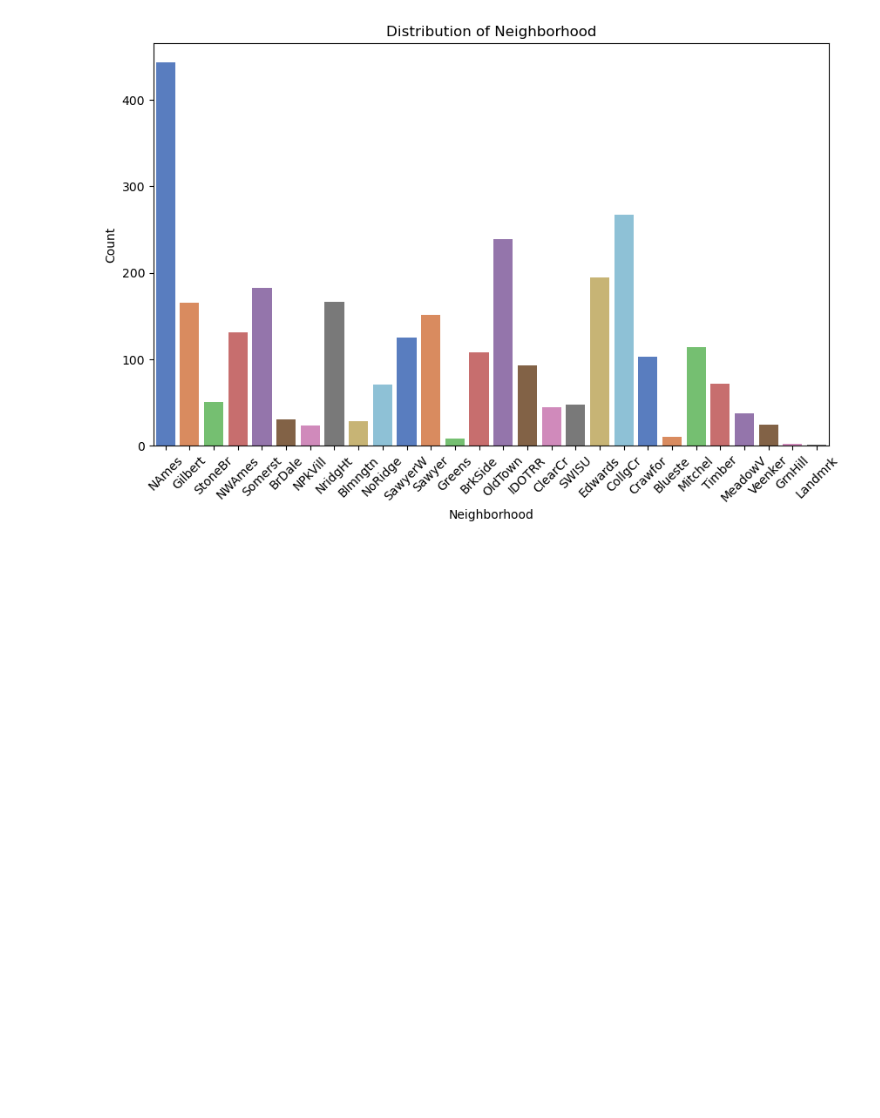
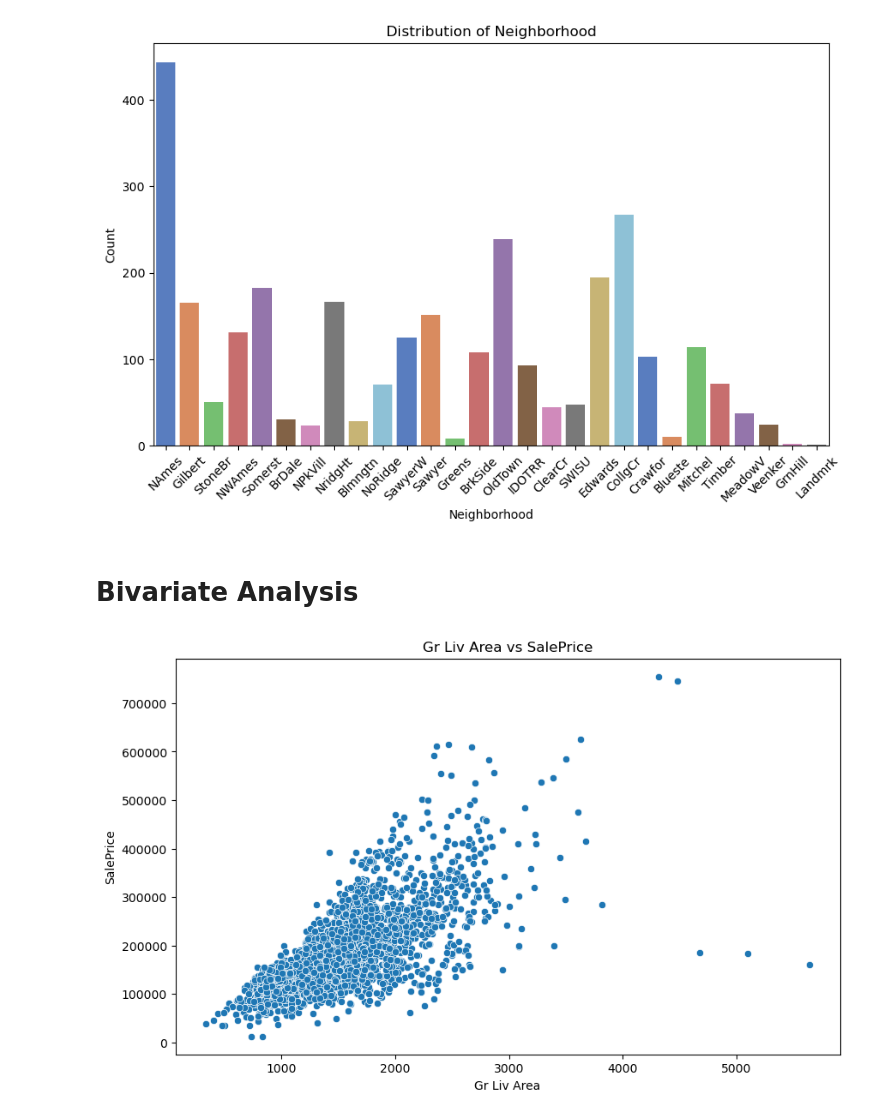
Before and after one commit to Cerebruuum/Price-predictor, a Jupyter notebook: Analysis/Analyse_src/EDA.ipynb, the cells around one changed output. Saved outputs shown, nothing was run; the diff lists cells and outputs as text; code cells hidden in the pictures; blank space fills up the shorter version.

Commit message:
Bivariate analysis

```diff
--- a/Analysis/Analyse_src/EDA.ipynb
+++ b/Analysis/Analyse_src/EDA.ipynb
@@ -105,3 +106,10 @@ Passing `palette` without assigning `hue` is deprecated and will be removed in v
 
   sns.countplot(x=feature, data=df, palette="muted")
 [figure]
+# %% [markdown]
+# Bivariate Analysis
+# %%
+bivariate_analyser = BivariateAnalyser(NumericalVsNumericalAnalysis())
+bivariate_analyser.execute_analysis(df, "Gr Liv Area", "SalePrice")
+# %% [output]
+[figure, added]
```
Also changed, not shown: parts of 2 cells of this notebook, 1 other file.
